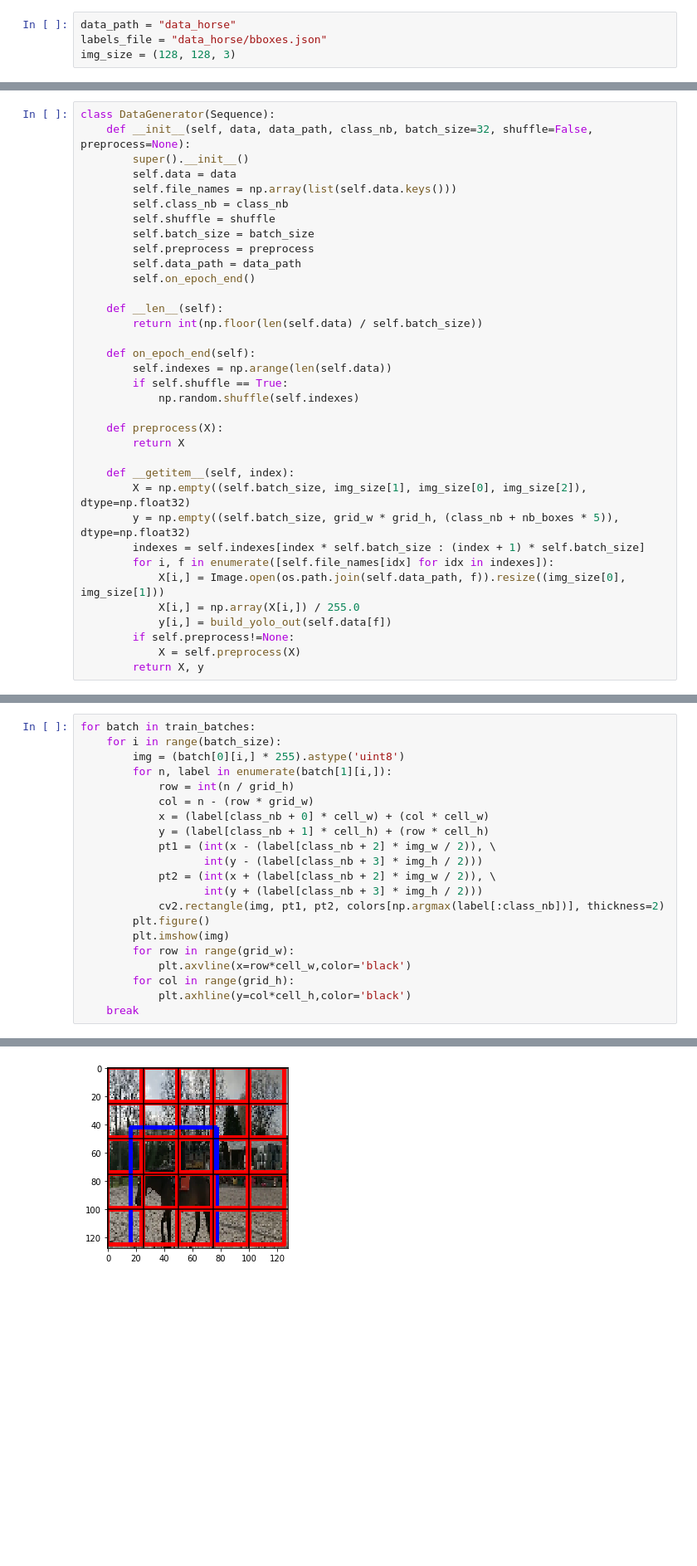
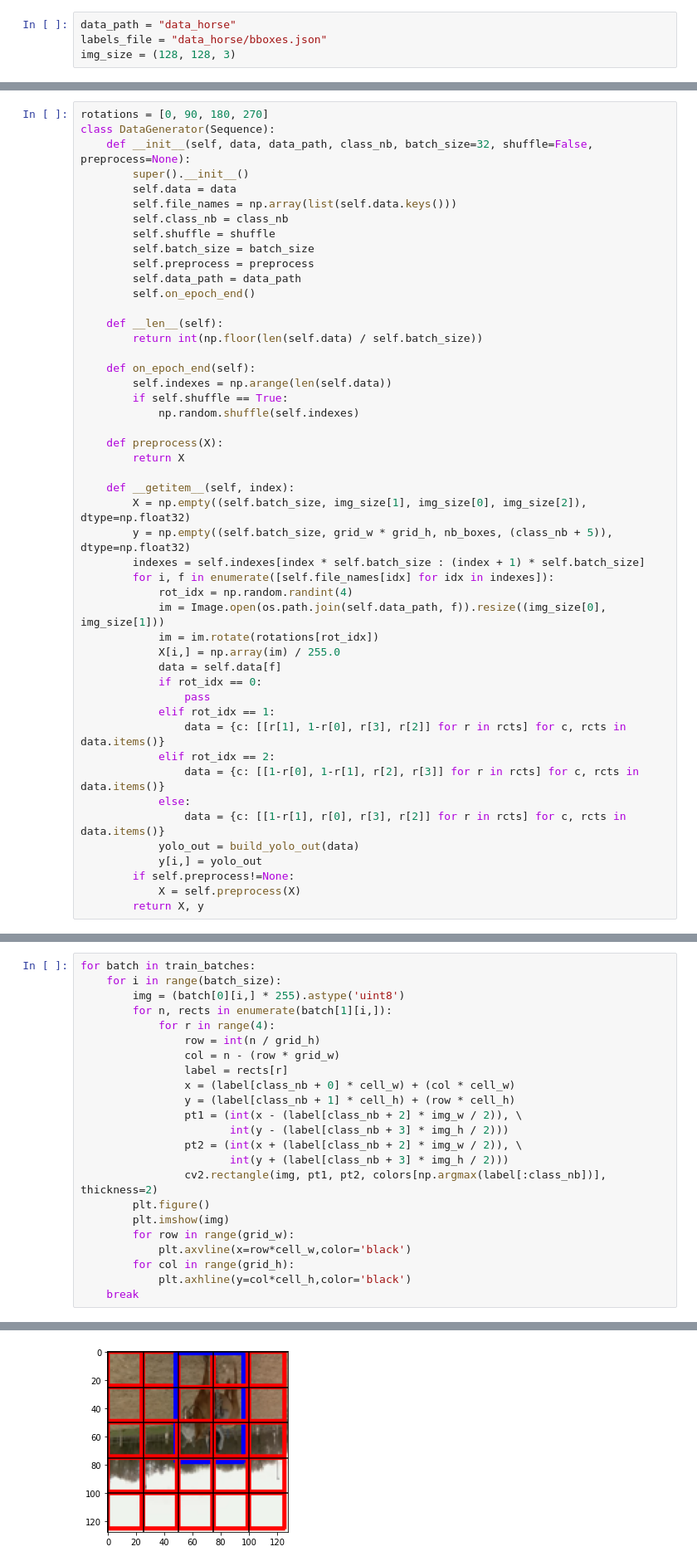
Before and after one commit to EParisot/ML_Tools, a Jupyter notebook: CNNs/Image_Localisation/yolo.ipynb, the cells around one changed output, grey strips where cells are left out. Shown at 83% size. Drawn from its saved outputs; the diff is of its cells as text; blank space fills up the shorter version.

Commit message:
improve yolo + rotations
Signed-off-by: eparisot <eparisot@student.42.fr>

```diff
--- a/CNNs/Image_Localisation/yolo.ipynb
+++ b/CNNs/Image_Localisation/yolo.ipynb
@@ -50,6 +48,7 @@ img_h = grid_h * cell_h
 
 batch_size = 8
 # %%
+rotations = [0, 90, 180, 270]
 class DataGenerator(Sequence):
     def __init__(self, data, data_path, class_nb, batch_size=32, shuffle=False, preprocess=None):
         super().__init__()
@@ -75,12 +74,24 @@ class DataGenerator(Sequence):
 
     def __getitem__(self, index):
         X = np.empty((self.batch_size, img_size[1], img_size[0], img_size[2]), dtype=np.float32)
-        y = np.empty((self.batch_size, grid_w * grid_h, (class_nb + nb_boxes * 5)), dtype=np.float32)
+        y = np.empty((self.batch_size, grid_w * grid_h, nb_boxes, (class_nb + 5)), dtype=np.float32)
         indexes = self.indexes[index * self.batch_size : (index + 1) * self.batch_size]
         for i, f in enumerate([self.file_names[idx] for idx in indexes]):
-            X[i,] = Image.open(os.path.join(self.data_path, f)).resize((img_size[0], img_size[1]))
-            X[i,] = np.array(X[i,]) / 255.0
-            y[i,] = build_yolo_out(self.data[f])
+            rot_idx = np.random.randint(4)
+            im = Image.open(os.path.join(self.data_path, f)).resize((img_size[0], img_size[1]))
+            im = im.rotate(rotations[rot_idx])
+            X[i,] = np.array(im) / 255.0
+            data = self.data[f]
+            if rot_idx == 0:
+                pass
+            elif rot_idx == 1:
+                data = {c: [[r[1], 1-r[0], r[3], r[2]] for r in rcts] for c, rcts in data.items()}
+            elif rot_idx == 2:
+                data = {c: [[1-r[0], 1-r[1], r[2], r[3]] for r in rcts] for c, rcts in data.items()}
+            else:
+                data = {c: [[1-r[1], r[0], r[3], r[2]] for r in rcts] for c, rcts in data.items()}
+            yolo_out = build_yolo_out(data)
+            y[i,] = yolo_out
         if self.preprocess!=None:
             X = self.preprocess(X)
         return X, y
@@ -170,16 +180,18 @@ train_batches = DataGenerator(shuffled_dict_data, data_path, class_nb, batch_siz
 for batch in train_batches:
     for i in range(batch_size):
         img = (batch[0][i,] * 255).astype('uint8')
-        for n, label in enumerate(batch[1][i,]):
-            row = int(n / grid_h)
-            col = n - (row * grid_w)
-            x = (label[class_nb + 0] * cell_w) + (col * cell_w)
-            y = (label[class_nb + 1] * cell_h) + (row * cell_h)
-            pt1 = (int(x - (label[class_nb + 2] * img_w / 2)), \
-                   int(y - (label[class_nb + 3] * img_h / 2)))
-            pt2 = (int(x + (label[class_nb + 2] * img_w / 2)), \
-                   int(y + (label[class_nb + 3] * img_h / 2)))
-            cv2.rectangle(img, pt1, pt2, colors[np.argmax(label[:class_nb])], thickness=2)
+        for n, rects in enumerate(batch[1][i,]):
+            for r in range(4):
+                row = int(n / grid_h)
+                col = n - (row * grid_w)
+                label = rects[r]
+                x = (label[class_nb + 0] * cell_w) + (col * cell_w)
+                y = (label[class_nb + 1] * cell_h) + (row * cell_h)
+                pt1 = (int(x - (label[class_nb + 2] * img_w / 2)), \
+                       int(y - (label[class_nb + 3] * img_h / 2)))
+                pt2 = (int(x + (label[class_nb + 2] * img_w / 2)), \
+                       int(y + (label[class_nb + 3] * img_h / 2)))
+                cv2.rectangle(img, pt1, pt2, colors[np.argmax(label[:class_nb])], thickness=2)
         plt.figure()
         plt.imshow(img)
         for row in range(grid_w):
@@ -192 +204 @@ for batch in train_batches:
-[figure, old version]
+[figure, new version]
```
Also changed, not shown: parts of 9 cells of this notebook, 1 other file.
